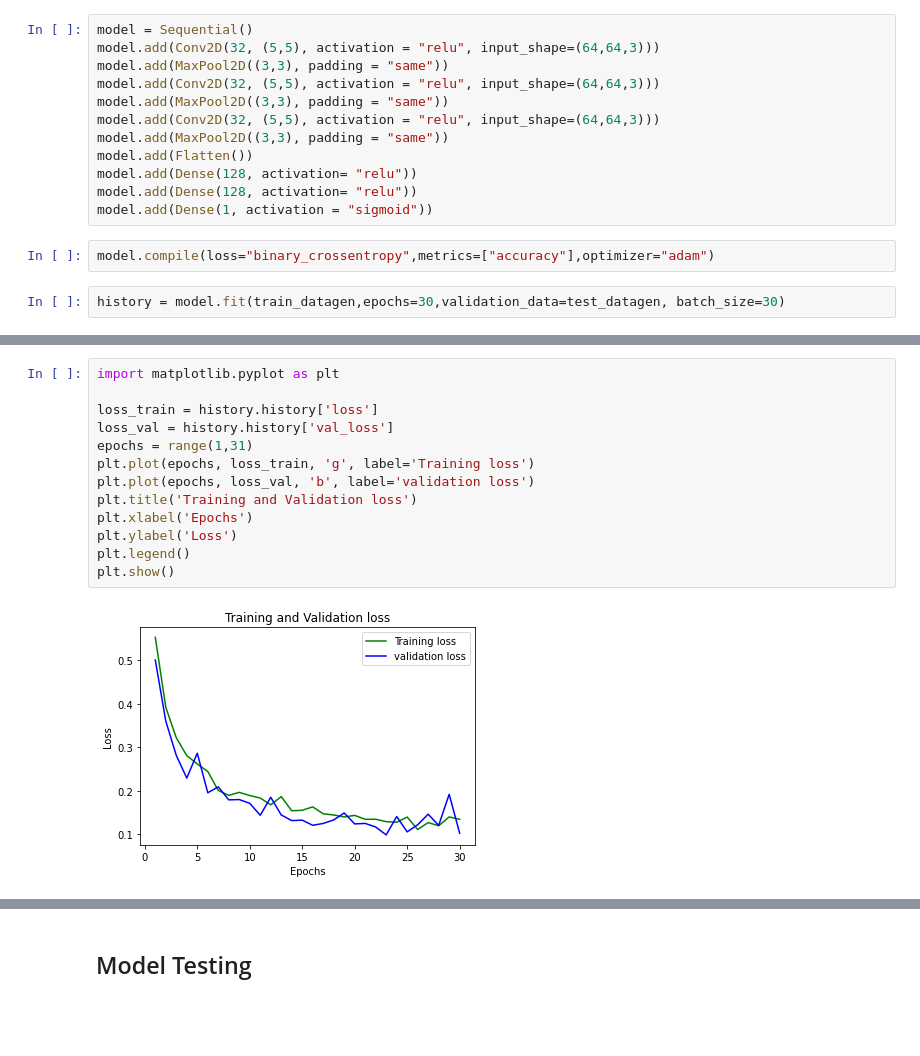
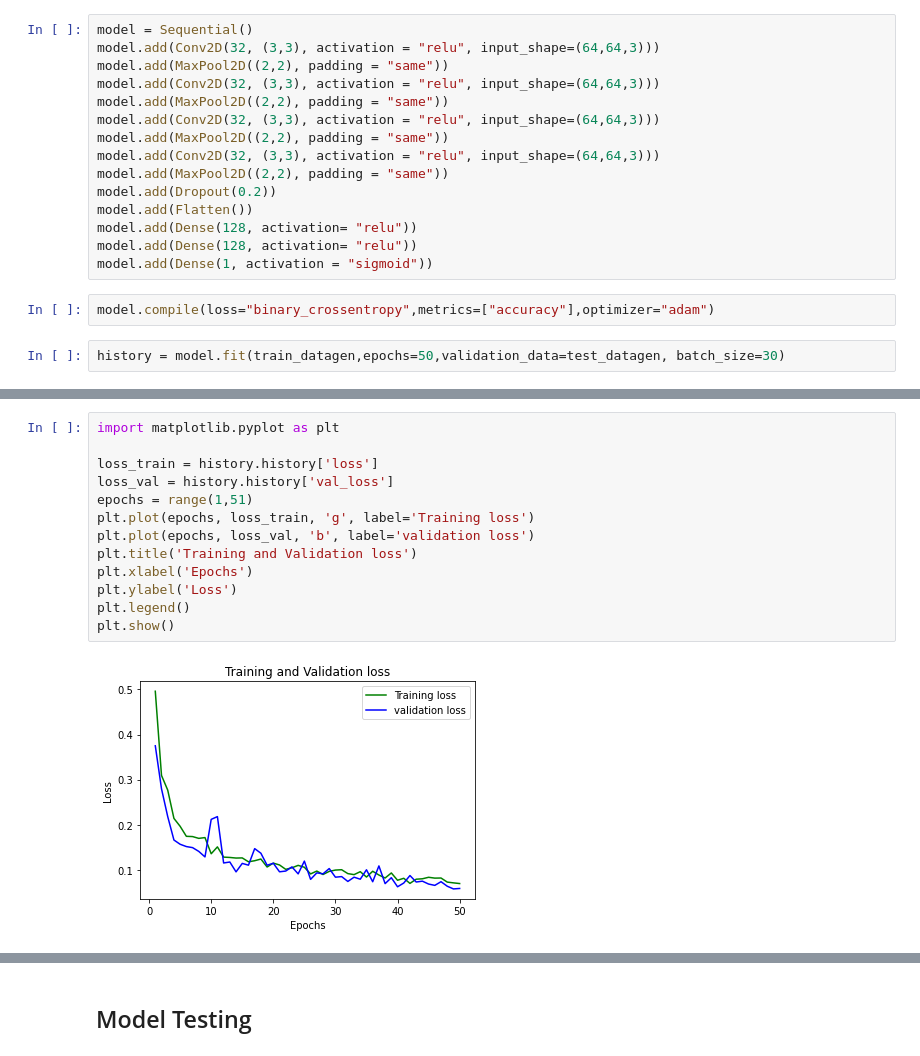
Before and after one commit to UttaraKet1607/Hindi-Character-Recognition, a Jupyter notebook: Final_CNN_model.ipynb, the cells around one changed output, grey strips where cells are left out. Saved outputs shown, nothing was run; the diff lists cells and outputs as text; blank space fills up the shorter version.

Commit message:
Changed number of epochs to 50 and added an additional pair of conv+pool layers

```diff
--- a/Final_CNN_model.ipynb
+++ b/Final_CNN_model.ipynb
@@ -53,12 +53,15 @@ Found 1763 images belonging to 2 classes.
 ## Model Building
 # %%
 model = Sequential()
-model.add(Conv2D(32, (5,5), activation = "relu", input_shape=(64,64,3)))
-model.add(MaxPool2D((3,3), padding = "same"))
-model.add(Conv2D(32, (5,5), activation = "relu", input_shape=(64,64,3)))
-model.add(MaxPool2D((3,3), padding = "same"))
-model.add(Conv2D(32, (5,5), activation = "relu", input_shape=(64,64,3)))
-model.add(MaxPool2D((3,3), padding = "same"))
+model.add(Conv2D(32, (3,3), activation = "relu", input_shape=(64,64,3)))
+model.add(MaxPool2D((2,2), padding = "same"))
+model.add(Conv2D(32, (3,3), activation = "relu", input_shape=(64,64,3)))
+model.add(MaxPool2D((2,2), padding = "same"))
+model.add(Conv2D(32, (3,3), activation = "relu", input_shape=(64,64,3)))
+model.add(MaxPool2D((2,2), padding = "same"))
+model.add(Conv2D(32, (3,3), activation = "relu", input_shape=(64,64,3)))
+model.add(MaxPool2D((2,2), padding = "same"))
+model.add(Dropout(0.2))
 model.add(Flatten())
 model.add(Dense(128, activation= "relu"))
 model.add(Dense(128, activation= "relu"))
@@ -66,5 +69,5 @@ model.add(Dense(1, activation = "sigmoid"))
 # %%
 model.compile(loss="binary_crossentropy",metrics=["accuracy"],optimizer="adam")
 # %%
-history = model.fit(train_datagen,epochs=30,validation_data=test_datagen, batch_size=30)
+history = model.fit(train_datagen,epochs=50,validation_data=test_datagen, batch_size=30)
 # %% [output]
@@ -88,18 +91,18 @@ Epoch 30/30
 # %%
 import matplotlib.pyplot as plt
 
 loss_train = history.history['loss']
 loss_val = history.history['val_loss']
-epochs = range(1,31)
+epochs = range(1,51)
 plt.plot(epochs, loss_train, 'g', label='Training loss')
 plt.plot(epochs, loss_val, 'b', label='validation loss')
 plt.title('Training and Validation loss')
 plt.xlabel('Epochs')
 plt.ylabel('Loss')
 plt.legend()
 plt.show()
 # %% [output]
-[figure, old version]
+[figure, new version]
 # %%
 accuracy_train = history.history['accuracy']
 accuracy_val = history.history['val_accuracy']
```
Also changed, not shown: parts of 3 cells of this notebook.
